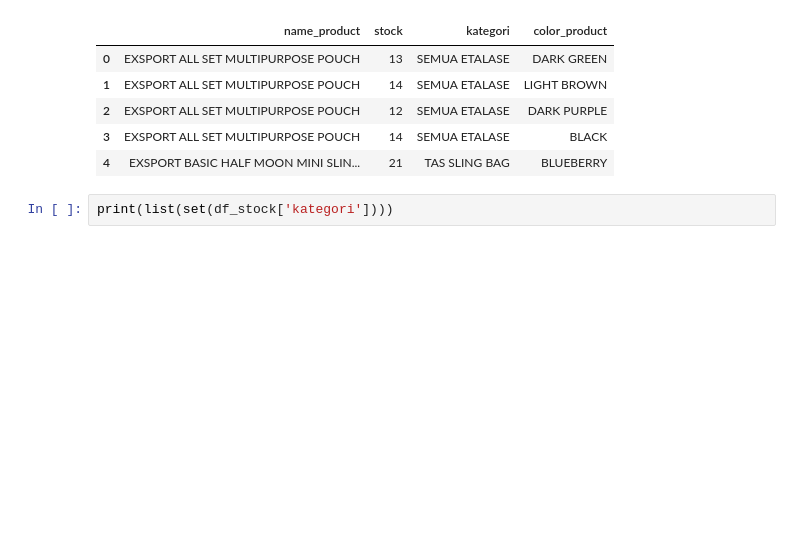
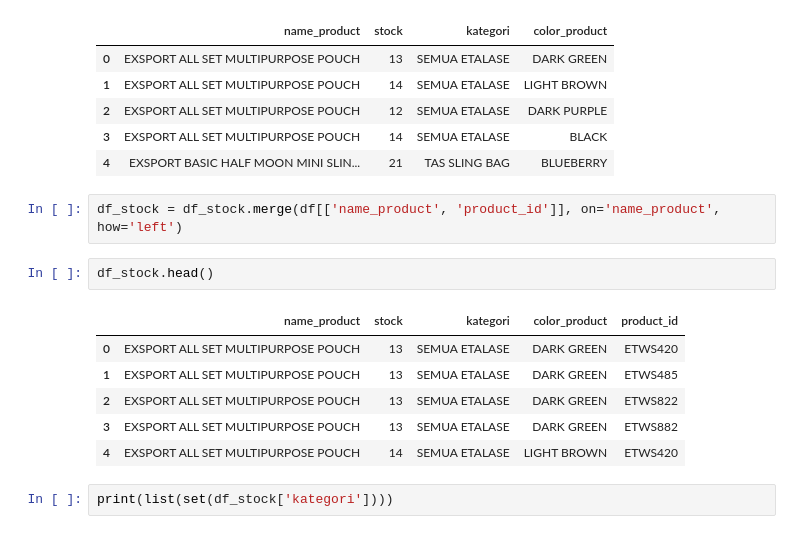
Before and after one commit to zulfaan/e-commerce-analyst-portfolio, a Jupyter notebook: test.ipynb, the cells around one changed output. Saved outputs shown, nothing was run; the diff lists cells and outputs as text; blank space fills up the shorter version.

```diff
--- a/test.ipynb
+++ b/test.ipynb
@@ -459,6 +483,17 @@ df_stock.head()
 | 2 | EXSPORT ALL SET MULTIPURPOSE POUCH | 12 | SEMUA ETALASE | DARK PURPLE |
 | 3 | EXSPORT ALL SET MULTIPURPOSE POUCH | 14 | SEMUA ETALASE | BLACK |
 | 4 | EXSPORT BASIC HALF MOON MINI SLIN... | 21 | TAS SLING BAG | BLUEBERRY |
+# %%
+df_stock = df_stock.merge(df[['name_product', 'product_id']], on='name_product', how='left')
+# %%
+df_stock.head()
+# %% [output]
+|  | name_product | stock | kategori | color_product | product_id |
+| 0 | EXSPORT ALL SET MULTIPURPOSE POUCH | 13 | SEMUA ETALASE | DARK GREEN | ETWS420 |
+| 1 | EXSPORT ALL SET MULTIPURPOSE POUCH | 13 | SEMUA ETALASE | DARK GREEN | ETWS485 |
+| 2 | EXSPORT ALL SET MULTIPURPOSE POUCH | 13 | SEMUA ETALASE | DARK GREEN | ETWS822 |
+| 3 | EXSPORT ALL SET MULTIPURPOSE POUCH | 13 | SEMUA ETALASE | DARK GREEN | ETWS882 |
+| 4 | EXSPORT ALL SET MULTIPURPOSE POUCH | 14 | SEMUA ETALASE | LIGHT BROWN | ETWS420 |
 # %%
 print(list(set(df_stock['kategori'])))
 # %% [output]
```
Also changed, not shown: parts of 11 cells of this notebook.
